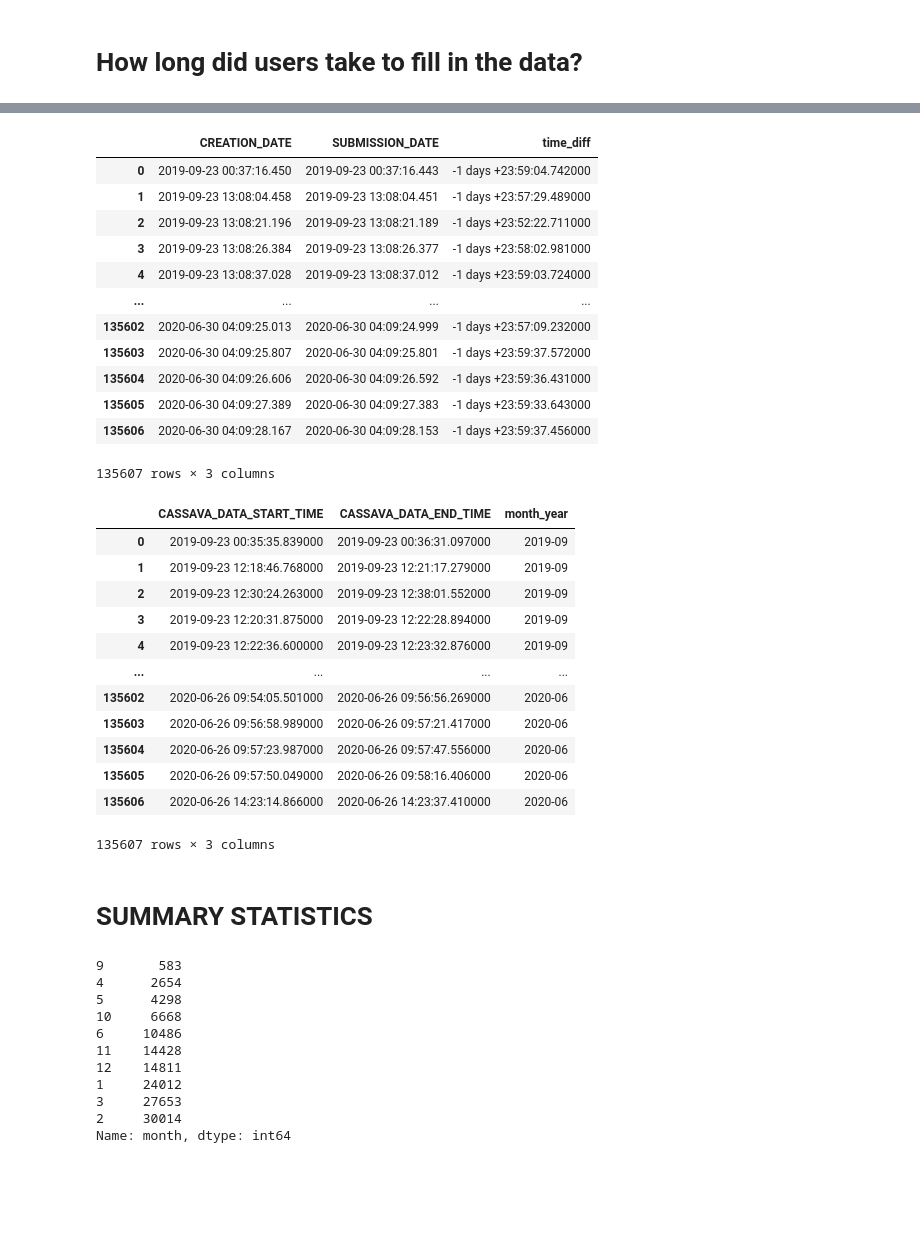
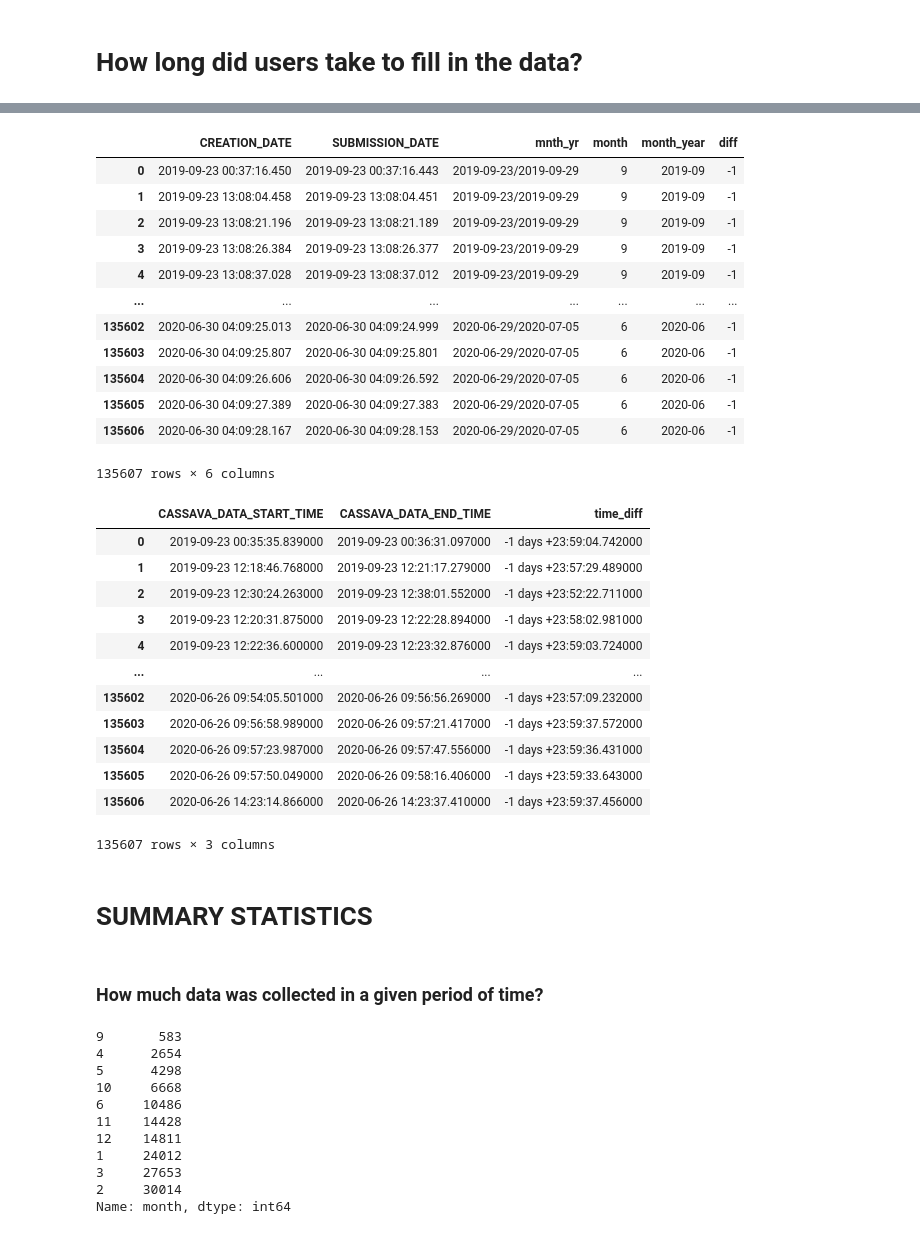
Before and after one commit to dnajjuma/Diana-Cassava-dataset, a Jupyter notebook: CASSAVA2.ipynb, the cells around one changed output, grey strips where cells are left out. Drawn from its saved outputs; the diff is of its cells as text; code cells hidden in the pictures; blank space fills up the shorter version.

```diff
--- a/CASSAVA2.ipynb
+++ b/CASSAVA2.ipynb
@@ -211,7 +273,7 @@ display(cassava.head(3))
 3 rows × 22 columns
 # %%
 # drop the meta_instance_id column because it has same meaning as the ID/URI column
-#cassava.drop('META_INSTANCE_ID', inplace=True, axis=1)
+cassava.drop('META_INSTANCE_ID', inplace=True, axis=1)
 #cassava = cassava.drop('META_INSTANCE_ID', axis=1)
 #del cassava['META_INSTANCE_ID']
 # %%
@@ -533,7 +787,7 @@ cassava['IS_COMPLETE'].value_counts(normalize=True)
 # %% [markdown]
 ## Creating new column so as to deal with data in form of months
 # %%
-new_cassava['mnth_yr'] = new_cassava.CREATION_DATE.dt.to_period('W')
+new_cassava['mnth_yr'] = new_cassava.CREATION_DATE.dt.to_period('M')
 new_cassava.head(3)
 # %% [output]
 |  | ID | CREATION_DATE | LAST_UPDATE_DATE | IS_COMPLETE | SUBMISSION_DATE | MARKED_AS_COMPLETE_DATE | ... |
@@ -769,41 +1050,43 @@ Index(['ID', 'CREATION_DATE', 'LAST_UPDATE_DATE', 'IS_COMPLETE',
       dtype='object')
 # %%
 #Looking at the result, it shows that all data was submitted on the same day it was created.
-new_cassava['diff'] = (new_cassava['CREATION_DATE'] - new_cassava['SUBMISSION_DATE']).dt.days
-new_cassava.iloc[:,[1,4,13]]
+new_cassava['diff'] = (new_cassava['SUBMISSION_DATE'] - new_cassava['CREATION_DATE']).dt.days
+new_cassava.iloc[:,[1,4,13,14,15,16]]
 # %% [output]
-|  | CREATION_DATE | SUBMISSION_DATE | time_diff |
-| 0 | 2019-09-23 00:37:16.450 | 2019-09-23 00:37:16.443 | -1 days +23:59:04.742000 |
-| 1 | 2019-09-23 13:08:04.458 | 2019-09-23 13:08:04.451 | -1 days +23:57:29.489000 |
-| 2 | 2019-09-23 13:08:21.196 | 2019-09-23 13:08:21.189 | -1 days +23:52:22.711000 |
-| 3 | 2019-09-23 13:08:26.384 | 2019-09-23 13:08:26.377 | -1 days +23:58:02.981000 |
-| 4 | 2019-09-23 13:08:37.028 | 2019-09-23 13:08:37.012 | -1 days +23:59:03.724000 |
-| ... | ... | ... | ... |
-| 135602 | 2020-06-30 04:09:25.013 | 2020-06-30 04:09:24.999 | -1 days +23:57:09.232000 |
-| 135603 | 2020-06-30 04:09:25.807 | 2020-06-30 04:09:25.801 | -1 days +23:59:37.572000 |
-| 135604 | 2020-06-30 04:09:26.606 | 2020-06-30 04:09:26.592 | -1 days +23:59:36.431000 |
-| 135605 | 2020-06-30 04:09:27.389 | 2020-06-30 04:09:27.383 | -1 days +23:59:33.643000 |
-| 135606 | 2020-06-30 04:09:28.167 | 2020-06-30 04:09:28.153 | -1 days +23:59:37.456000 |
+|  | CREATION_DATE | SUBMISSION_DATE | mnth_yr | month | month_year | diff |
+| 0 | 2019-09-23 00:37:16.450 | 2019-09-23 00:37:16.443 | 2019-09-23/2019-09-29 | 9 | 2019-09 | -1 |
+| 1 | 2019-09-23 13:08:04.458 | 2019-09-23 13:08:04.451 | 2019-09-23/2019-09-29 | 9 | 2019-09 | -1 |
+| 2 | 2019-09-23 13:08:21.196 | 2019-09-23 13:08:21.189 | 2019-09-23/2019-09-29 | 9 | 2019-09 | -1 |
+| 3 | 2019-09-23 13:08:26.384 | 2019-09-23 13:08:26.377 | 2019-09-23/2019-09-29 | 9 | 2019-09 | -1 |
+| 4 | 2019-09-23 13:08:37.028 | 2019-09-23 13:08:37.012 | 2019-09-23/2019-09-29 | 9 | 2019-09 | -1 |
+| ... | ... | ... | ... | ... | ... | ... |
+| 135602 | 2020-06-30 04:09:25.013 | 2020-06-30 04:09:24.999 | 2020-06-29/2020-07-05 | 6 | 2020-06 | -1 |
+| 135603 | 2020-06-30 04:09:25.807 | 2020-06-30 04:09:25.801 | 2020-06-29/2020-07-05 | 6 | 2020-06 | -1 |
+| 135604 | 2020-06-30 04:09:26.606 | 2020-06-30 04:09:26.592 | 2020-06-29/2020-07-05 | 6 | 2020-06 | -1 |
+| 135605 | 2020-06-30 04:09:27.389 | 2020-06-30 04:09:27.383 | 2020-06-29/2020-07-05 | 6 | 2020-06 | -1 |
+| 135606 | 2020-06-30 04:09:28.167 | 2020-06-30 04:09:28.153 | 2020-06-29/2020-07-05 | 6 | 2020-06 | -1 |
-135607 rows × 3 columns
+135607 rows × 6 columns
 # %%
 new_cassava['time_diff'] = pd.to_datetime(new_cassava.CASSAVA_DATA_START_TIME) - pd.to_datetime(new_cassava.CASSAVA_DATA_END_TIME)
 new_cassava.iloc[:,[8,6,17]]
 # %% [output]
-|  | CASSAVA_DATA_START_TIME | CASSAVA_DATA_END_TIME | month_year |
-| 0 | 2019-09-23 00:35:35.839000 | 2019-09-23 00:36:31.097000 | 2019-09 |
-| 1 | 2019-09-23 12:18:46.768000 | 2019-09-23 12:21:17.279000 | 2019-09 |
-| 2 | 2019-09-23 12:30:24.263000 | 2019-09-23 12:38:01.552000 | 2019-09 |
-| 3 | 2019-09-23 12:20:31.875000 | 2019-09-23 12:22:28.894000 | 2019-09 |
-| 4 | 2019-09-23 12:22:36.600000 | 2019-09-23 12:23:32.876000 | 2019-09 |
+|  | CASSAVA_DATA_START_TIME | CASSAVA_DATA_END_TIME | time_diff |
+| 0 | 2019-09-23 00:35:35.839000 | 2019-09-23 00:36:31.097000 | -1 days +23:59:04.742000 |
+| 1 | 2019-09-23 12:18:46.768000 | 2019-09-23 12:21:17.279000 | -1 days +23:57:29.489000 |
+| 2 | 2019-09-23 12:30:24.263000 | 2019-09-23 12:38:01.552000 | -1 days +23:52:22.711000 |
+| 3 | 2019-09-23 12:20:31.875000 | 2019-09-23 12:22:28.894000 | -1 days +23:58:02.981000 |
+| 4 | 2019-09-23 12:22:36.600000 | 2019-09-23 12:23:32.876000 | -1 days +23:59:03.724000 |
 | ... | ... | ... | ... |
-| 135602 | 2020-06-26 09:54:05.501000 | 2020-06-26 09:56:56.269000 | 2020-06 |
-| 135603 | 2020-06-26 09:56:58.989000 | 2020-06-26 09:57:21.417000 | 2020-06 |
-| 135604 | 2020-06-26 09:57:23.987000 | 2020-06-26 09:57:47.556000 | 2020-06 |
-| 135605 | 2020-06-26 09:57:50.049000 | 2020-06-26 09:58:16.406000 | 2020-06 |
-| 135606 | 2020-06-26 14:23:14.866000 | 2020-06-26 14:23:37.410000 | 2020-06 |
+| 135602 | 2020-06-26 09:54:05.501000 | 2020-06-26 09:56:56.269000 | -1 days +23:57:09.232000 |
+| 135603 | 2020-06-26 09:56:58.989000 | 2020-06-26 09:57:21.417000 | -1 days +23:59:37.572000 |
+| 135604 | 2020-06-26 09:57:23.987000 | 2020-06-26 09:57:47.556000 | -1 days +23:59:36.431000 |
+| 135605 | 2020-06-26 09:57:50.049000 | 2020-06-26 09:58:16.406000 | -1 days +23:59:33.643000 |
+| 135606 | 2020-06-26 14:23:14.866000 | 2020-06-26 14:23:37.410000 | -1 days +23:59:37.456000 |
 135607 rows × 3 columns
 # %% [markdown]
 # SUMMARY STATISTICS
+# %% [markdown]
+### How much data was collected in a given period of time?
 # %%
 #Therefore this is the number of times data was collected in each month from September of 2019 to June of 2020
 new_cassava['month'].value_counts().sort_values()
```
Also changed, not shown: parts of 104 cells of this notebook.
